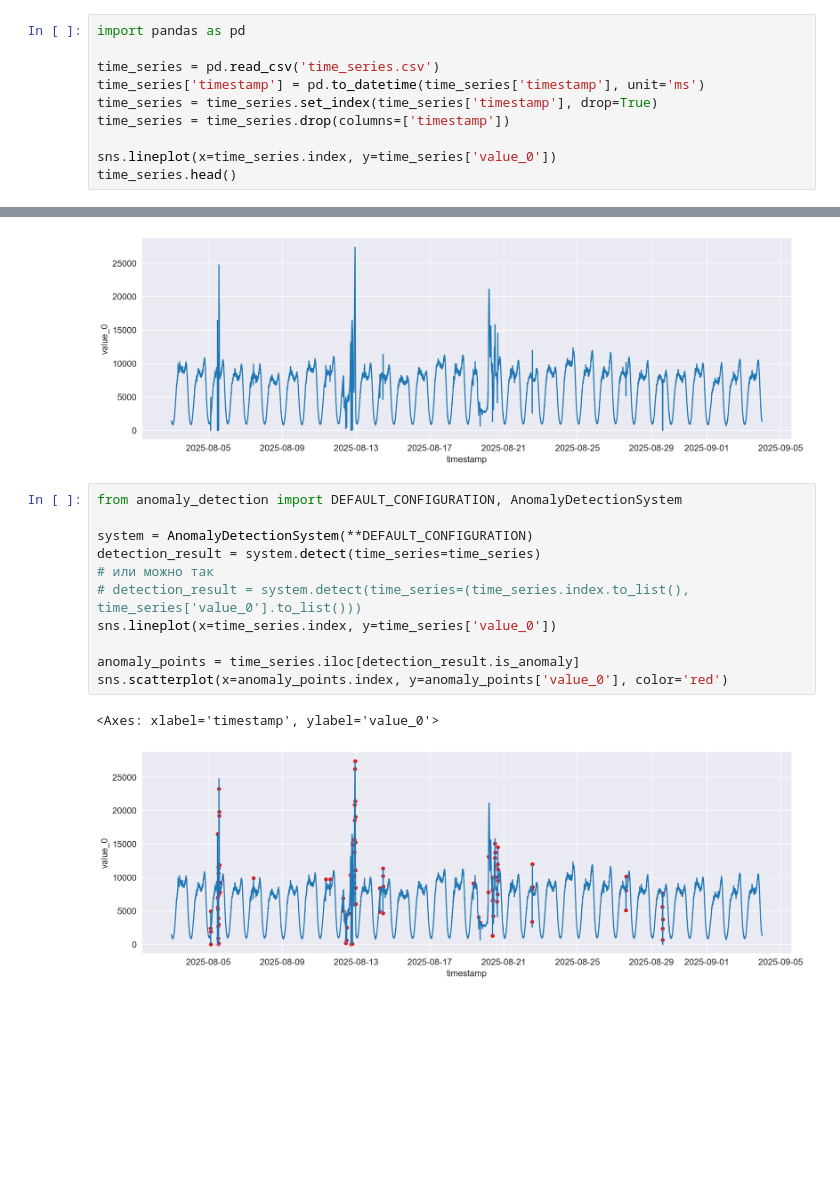
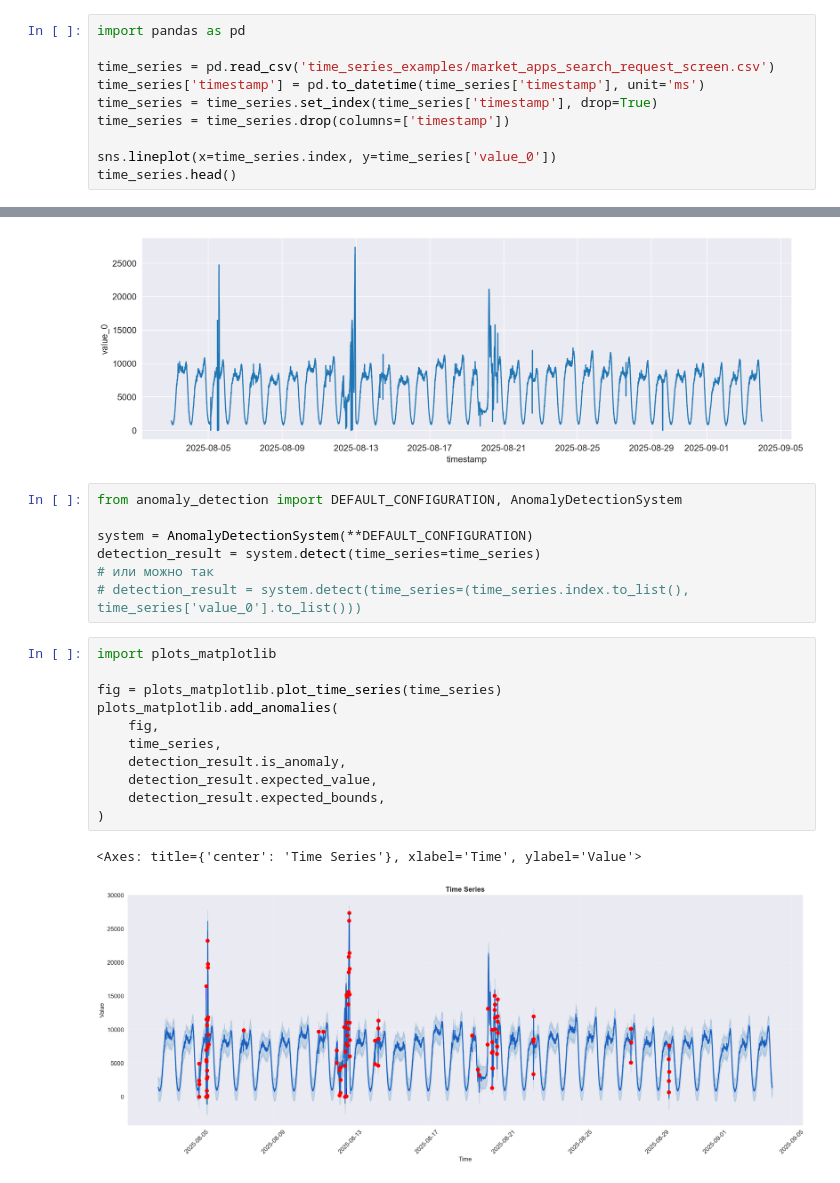
Before and after one commit to wwwwwert/AI360_team19, a Jupyter notebook: anomaly_detection_example.ipynb, the cells around one changed output, grey strips where cells are left out. Cells and saved outputs as stored; diff of their text form; blank space fills up the shorter version.

```diff
--- a/anomaly_detection_example.ipynb
+++ b/anomaly_detection_example.ipynb
@@ -17,7 +14,7 @@ The autoreload extension is already loaded. To reload it, use:
 # %%
 import pandas as pd
 
-time_series = pd.read_csv('time_series.csv')
+time_series = pd.read_csv('time_series_examples/market_apps_search_request_screen.csv')
 time_series['timestamp'] = pd.to_datetime(time_series['timestamp'], unit='ms')
 time_series = time_series.set_index(time_series['timestamp'], drop=True)
 time_series = time_series.drop(columns=['timestamp'])
@@ -40,10 +37,17 @@ system = AnomalyDetectionSystem(**DEFAULT_CONFIGURATION)
 detection_result = system.detect(time_series=time_series)
 # или можно так
 # detection_result = system.detect(time_series=(time_series.index.to_list(), time_series['value_0'].to_list()))
-sns.lineplot(x=time_series.index, y=time_series['value_0'])
-
-anomaly_points = time_series.iloc[detection_result.is_anomaly]
-sns.scatterplot(x=anomaly_points.index, y=anomaly_points['value_0'], color='red')
-# %% [output]
-<Axes: xlabel='timestamp', ylabel='value_0'>
-[figure, removed]
+# %%
+import plots_matplotlib
+
+fig = plots_matplotlib.plot_time_series(time_series)
+plots_matplotlib.add_anomalies(
+    fig,
+    time_series,
+    detection_result.is_anomaly,
+    detection_result.expected_value,
+    detection_result.expected_bounds,
+)
+# %% [output]
+<Axes: title={'center': 'Time Series'}, xlabel='Time', ylabel='Value'>
+[figure, added]
```
Also changed, not shown: parts of 2 cells of this notebook, 4 other files.
